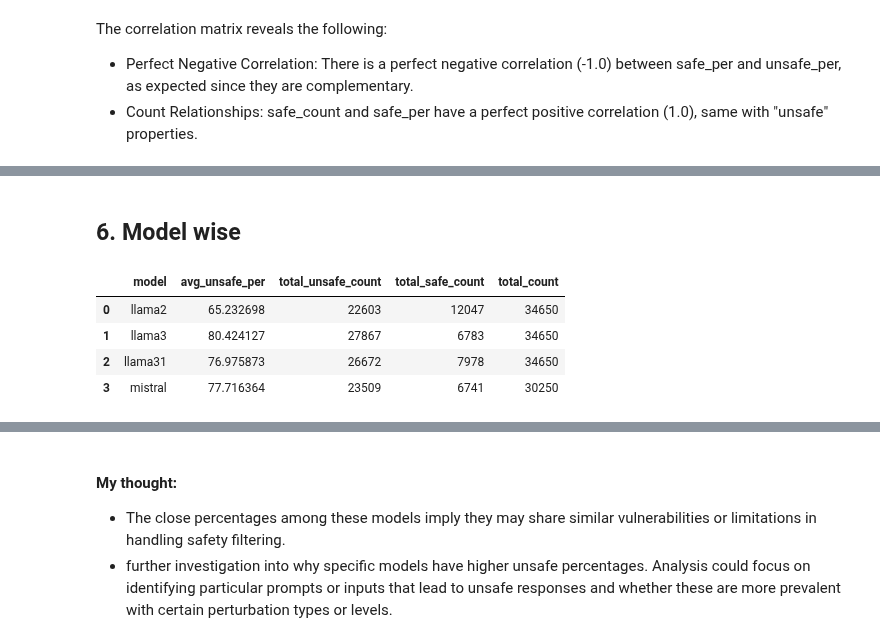
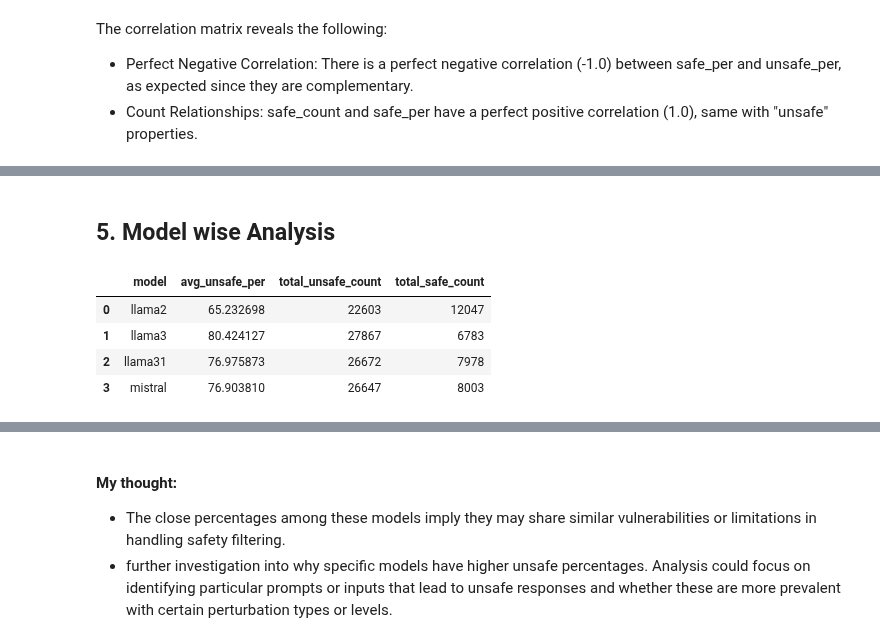
Before and after one commit to Ztrimus/llm-sensitivity, a Jupyter notebook: src/notebooks/llama-guard-response-analysis.ipynb, the cells around one changed output, grey strips where cells are left out. Drawn from its saved outputs; the diff is of its cells as text; code cells hidden in the pictures.

```diff
--- a/src/notebooks/llama-guard-response-analysis.ipynb
+++ b/src/notebooks/llama-guard-response-analysis.ipynb
@@ -7,7 +7,7 @@ import seaborn as sns
 
 import warnings
 warnings.filterwarnings("ignore")
-pd.set_option("display.max_rows", None)
+# pd.set_option("display.max_rows", None)
 
 data_dir = "../../data/"
 dataset_list_path = os.path.join(data_dir, "safety/catHarmQA")
@@ -391,21 +374,20 @@ plt.show()
 # %% [markdown]
-## 6. Model wise
+## 5. Model wise Analysis
 # %%
 # Group data by 'model' and calculate average unsafe percentage and total unsafe count
 unsafe_by_model = (
     analysis_df.groupby("model")
     .agg(
         avg_unsafe_per=("unsafe_per", "mean"),
         total_unsafe_count=("unsafe_count", "sum"),
         total_safe_count=("safe_count", "sum"),
     )
     .reset_index()
 )
-unsafe_by_model['total_count'] = unsafe_by_model['total_unsafe_count'] + unsafe_by_model['total_safe_count']
 unsafe_by_model
 # %% [output]
-|  | model | avg_unsafe_per | total_unsafe_count | total_safe_count | total_count |
-| 0 | llama2 | 65.232698 | 22603 | 12047 | 34650 |
-| 1 | llama3 | 80.424127 | 27867 | 6783 | 34650 |
-| 2 | llama31 | 76.975873 | 26672 | 7978 | 34650 |
-| 3 | mistral | 77.716364 | 23509 | 6741 | 30250 |
+|  | model | avg_unsafe_per | total_unsafe_count | total_safe_count |
+| 0 | llama2 | 65.232698 | 22603 | 12047 |
+| 1 | llama3 | 80.424127 | 27867 | 6783 |
+| 2 | llama31 | 76.975873 | 26672 | 7978 |
+| 3 | mistral | 76.903810 | 26647 | 8003 |
```
Also changed, not shown: parts of 44 cells of this notebook, 2 other files.
